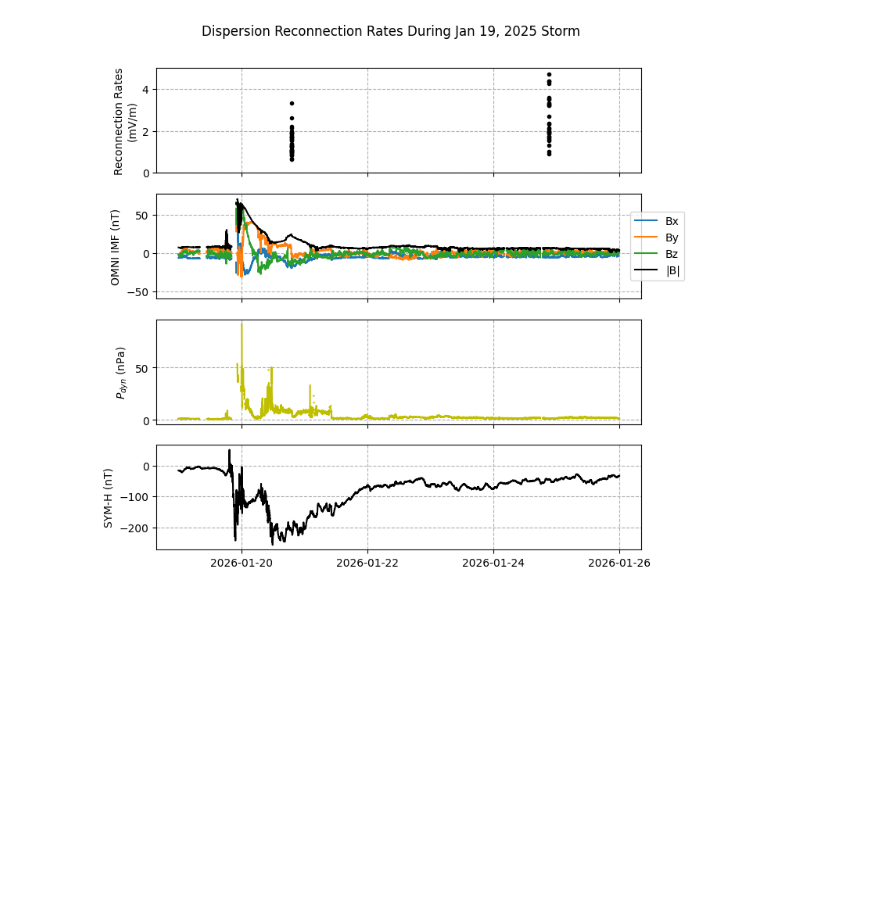
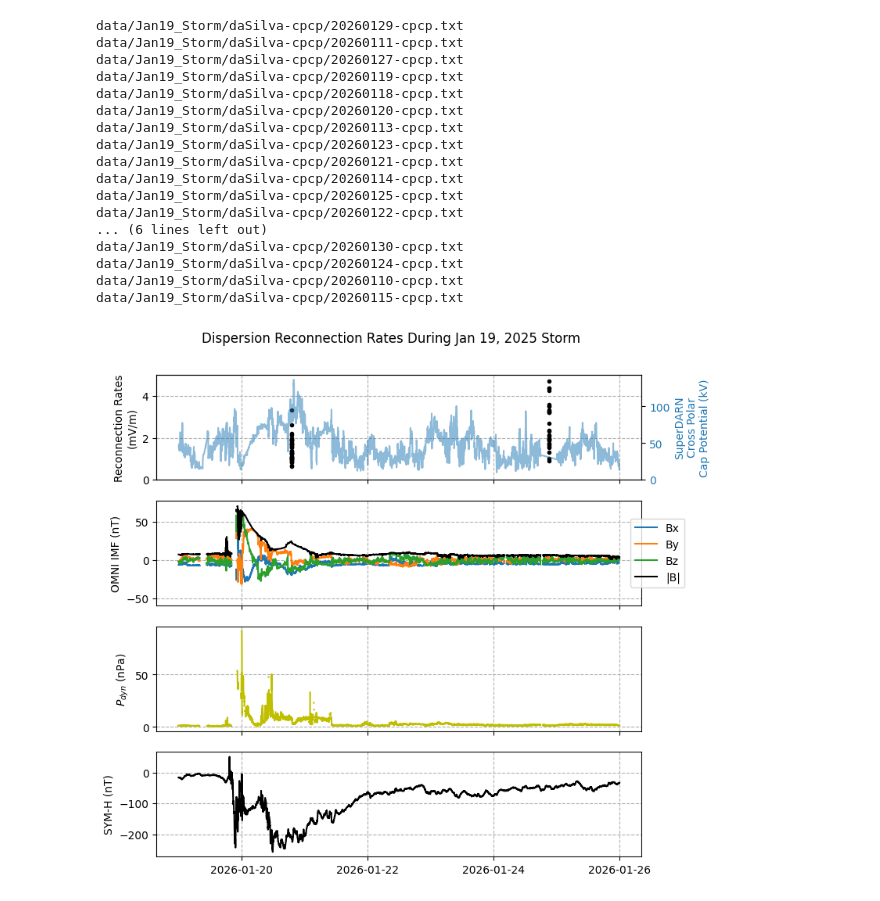
Before and after one commit to ddasilva/tracers-first-results-paper, a Jupyter notebook: Jan 19 Event Visualizations.ipynb, the cells around one changed output. Drawn from its saved outputs; the diff is of its cells as text; code cells hidden in the pictures; blank space fills up the shorter version.

```diff
--- a/Jan 19 Event Visualizations.ipynb
+++ b/Jan 19 Event Visualizations.ipynb
@@ -6,6 +6,23 @@ title = 'Jan 19, 2025 Storm'
 # %%
 import lib_stormvis
 # %%
-lib_stormvis.make_storm_vis(storm, start_time, end_time, title, no_cpcp=True)
+lib_stormvis.make_storm_vis(storm, start_time, end_time, title)
 # %% [output]
+data/Jan19_Storm/daSilva-cpcp/20260129-cpcp.txt
+data/Jan19_Storm/daSilva-cpcp/20260111-cpcp.txt
+data/Jan19_Storm/daSilva-cpcp/20260127-cpcp.txt
+data/Jan19_Storm/daSilva-cpcp/20260119-cpcp.txt
+data/Jan19_Storm/daSilva-cpcp/20260118-cpcp.txt
+data/Jan19_Storm/daSilva-cpcp/20260120-cpcp.txt
+data/Jan19_Storm/daSilva-cpcp/20260113-cpcp.txt
+data/Jan19_Storm/daSilva-cpcp/20260123-cpcp.txt
+data/Jan19_Storm/daSilva-cpcp/20260121-cpcp.txt
+data/Jan19_Storm/daSilva-cpcp/20260114-cpcp.txt
+data/Jan19_Storm/daSilva-cpcp/20260125-cpcp.txt
+data/Jan19_Storm/daSilva-cpcp/20260122-cpcp.txt
+... (6 lines left out)
+data/Jan19_Storm/daSilva-cpcp/20260130-cpcp.txt
+data/Jan19_Storm/daSilva-cpcp/20260124-cpcp.txt
+data/Jan19_Storm/daSilva-cpcp/20260110-cpcp.txt
+data/Jan19_Storm/daSilva-cpcp/20260115-cpcp.txt
-[figure, old version]
+[figure, new version]
```
Also changed, not shown: 22 other files.
